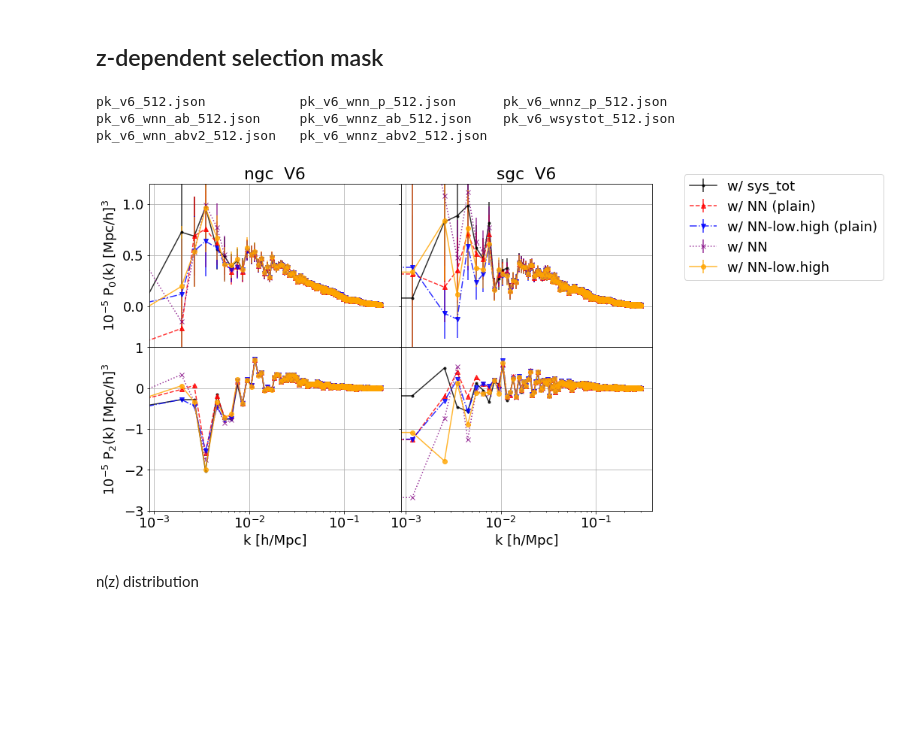
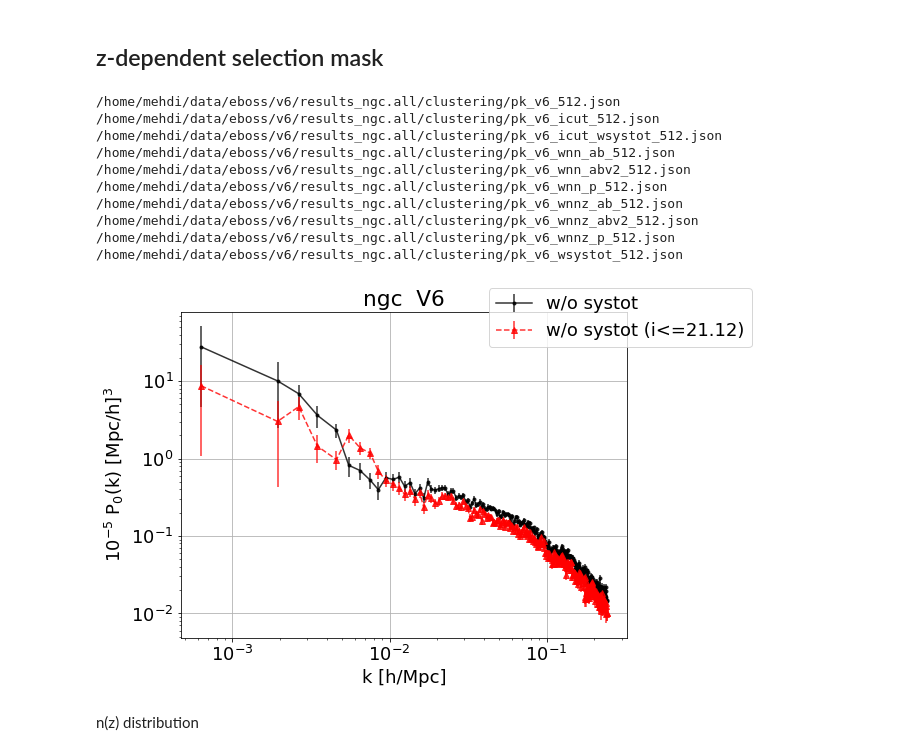
Before and after one commit to mehdirezaie/eboss, a Jupyter notebook: eboss_3D.ipynb, the cells around one changed output. Drawn from its saved outputs; the diff is of its cells as text; code cells hidden in the pictures; blank space fills up the shorter version.

```diff
--- a/eboss_3D.ipynb
+++ b/eboss_3D.ipynb
@@ -8,56 +8,75 @@ import nbodykit.lab as nb
 # %%
 plt.rc('font', size=18)
 # %%
-ls /Volumes/TimeMachine/data/eboss/v6/results_ngc.all/clustering/
+!ls /home/mehdi/data/eboss/v6/results_ngc.all/clustering/pk*
 # %% [output]
-pk_v6_512.json            pk_v6_wnn_p_512.json      pk_v6_wnnz_p_512.json
-pk_v6_wnn_ab_512.json     pk_v6_wnnz_ab_512.json    pk_v6_wsystot_512.json
-pk_v6_wnn_abv2_512.json   pk_v6_wnnz_abv2_512.json
+/home/mehdi/data/eboss/v6/results_ngc.all/clustering/pk_v6_512.json
+/home/mehdi/data/eboss/v6/results_ngc.all/clustering/pk_v6_icut_512.json
+/home/mehdi/data/eboss/v6/results_ngc.all/clustering/pk_v6_icut_wsystot_512.json
+/home/mehdi/data/eboss/v6/results_ngc.all/clustering/pk_v6_wnn_ab_512.json
+/home/mehdi/data/eboss/v6/results_ngc.all/clustering/pk_v6_wnn_abv2_512.json
+/home/mehdi/data/eboss/v6/results_ngc.all/clustering/pk_v6_wnn_p_512.json
+/home/mehdi/data/eboss/v6/results_ngc.all/clustering/pk_v6_wnnz_ab_512.json
+/home/mehdi/data/eboss/v6/results_ngc.all/clustering/pk_v6_wnnz_abv2_512.json
+/home/mehdi/data/eboss/v6/results_ngc.all/clustering/pk_v6_wnnz_p_512.json
+/home/mehdi/data/eboss/v6/results_ngc.all/clustering/pk_v6_wsystot_512.json
 # %%
 c   = ['k', 'r', 'b', 'purple', 'orange']
 ls  = ['-', '--', '-.', ':', '-']
 mk  = ['.', '^', 'v', 'x', 'o']
-fig, ax = plt.subplots(ncols=2, nrows=2, figsize=(12, 8), sharey='row', sharex=True)
+fig, ax = plt.subplots(ncols=1, nrows=1, figsize=(8, 6), sharey='row', sharex=True)
 plt.subplots_adjust(hspace=0., wspace=0)
-ax = ax.flatten()
+#ax = ax.flatten()
+ax = [ax]
 
-for j,cap in enumerate(['ngc', 'sgc']):
-    path = '/Volumes/TimeMachine/data/eboss/v6/results_'+cap+'.all/clustering/'
+for j,cap in enumerate(['ngc']): # 'sgc'
+    path = '/home/mehdi/data/eboss/v6/results_'+cap+'.all/clustering/'
     wsystot      = nb.ConvolvedFFTPower.load(path + 'pk_v6_wsystot_512.json')
-    wsystotnn    = nb.ConvolvedFFTPower.load(path + 'pk_v6_wnn_abv2_512.json')
-    wsystotnnp   = nb.ConvolvedFFTPower.load(path + 'pk_v6_wnn_p_512.json')
-    #wosystot     = nb.ConvolvedFFTPower.load(path + 'pk_v6_512.json')
-    wsystotnnz   = nb.ConvolvedFFTPower.load(path + 'pk_v6_wnnz_p_512.json')
-    wsystotnnz2   = nb.ConvolvedFFTPower.load(path + 'pk_v6_wnnz_abv2_512.json')
+    #wsystotnn    = nb.ConvolvedFFTPower.load(path + 'pk_v6_wnn_abv2_512.json')
+    #wsystotnnp   = nb.ConvolvedFFTPower.load(path + 'pk_v6_wnn_p_512.json')
+    wosystot     = nb.ConvolvedFFTPower.load(path + 'pk_v6_512.json')
+    #wsystotnnz   = nb.ConvolvedFFTPower.load(path + 'pk_v6_wnnz_p_512.json')
+    #wsystotnnz2   = nb.ConvolvedFFTPower.load(path + 'pk_v6_wnnz_abv2_512.json')
+    wsystoticut = nb.ConvolvedFFTPower.load(path + 'pk_v6_icut_wsystot_512.json')
+    wosystoticut=nb.ConvolvedFFTPower.load(path + 'pk_v6_icut_512.json')
     #pks = [wsystot, wsystotnnp, wsystotnnz, wsystotnnz2, wsystotnn]
     #ttl = ['w/ sys_tot', 'w/ NN', 'w/ NN-low.high', 'w/ NN-low.high w ab', 'w/ NN w ab']
-    pks = [wsystot,  wsystotnnp, wsystotnnz, wsystotnn, wsystotnnz2]
-    ttl = ['w/ sys_tot', 'w/ NN (plain)', 'w/ NN-low.high (plain)', 'w/ NN', 'w/ NN-low.high' ]
+    #pks = [wsystot,  wsystotnnp, wsystotnnz, wsystotnn, wsystotnnz2]
+    #ttl = ['w/ sys_tot', 'w/ NN (plain)', 'w/ NN-low.high (plain)', 'w/ NN', 'w/ NN-low.high' ]
+    pks = [wosystot , wosystoticut]
+    ttl = ['w/o systot', 'w/o systot (i<=21.12)']
+
 
     for i,data in enumerate(pks):
         err = 1.e-5*data.poles['power_0'].real/(0.5*data.poles['modes'])**0.5
         ax[j].errorbar(data.poles['k'], 1.e-5*(data.poles['power_0'].real-data.attrs['shotnoise']), yerr=err,
                    label=ttl[i], ls=ls[i], c=c[i], marker=mk[i], alpha=0.8)
         #ax[j].plot(data.poles['k'], 1.e-5*(data.poles['power_0'].real-data.attrs['shotnoise']),
         #          label=ttl[i], ls=ls[i], c=c[i], marker=mk[i], alpha=0.8)
-    for i,data in enumerate(pks):
-        ax[2+j].errorbar(data.poles['k'], 1.e-5*data.poles['power_2'].real,
-                    label=ttl[i], ls=ls[i], c=c[i], marker=mk[i], alpha=0.8)
+    #for i,data in enumerate(pks):
+    #    ax[2+j].errorbar(data.poles['k'], 1.e-5*data.poles['power_2'].real,
+    #                label=ttl[i], ls=ls[i], c=c[i], marker=mk[i], alpha=0.8)
     # j = 0, 1
     ax[j].set_xscale('log')
-    ax[j].set_ylim(-.4, 1.2)
-    ax[2+j].set_ylim(-3, 1)
-    ax[2+j].set_xlabel(r'k [h/Mpc]')
+    ax[j].set_yscale('log')
+    ax[j].set_xlabel(r'k [h/Mpc]')
+    #ax[j].set_ylim(-.4, 1.2)
+    #ax[2+j].set_ylim(-3, 1)
+    #ax[2+j].set_xlabel(r'k [h/Mpc]')
     ax[j].set_title(cap + '  V6')
     if j==0:
         ax[j].set_ylabel(r'10$^{-5}$ P$_{0}$(k) [Mpc/h]$^{3}$')
-        ax[2+j].set_ylabel(r'10$^{-5}$ P$_{2}$(k) [Mpc/h]$^{3}$')
-    if j == 1:ax[j].legend(bbox_to_anchor=(1.1, 1.1))
+        #ax[2+j].set_ylabel(r'10$^{-5}$ P$_{2}$(k) [Mpc/h]$^{3}$')
+    #if j == 1:ax[j].legend(bbox_to_anchor=(1.1, 1.1))
+    ax[0].legend(bbox_to_anchor=(1.3, 1.1))
+#fig.delaxes(ax[1])
+#fig.delaxes(ax[3])
+
 for a in ax:a.grid()
 fig.align_labels()
-plt.savefig('P0_P2.pdf', bbox_inches='tight')
+#plt.savefig('P0_P2.pdf', bbox_inches='tight')
 # %% [output]
-[figure, old version]
+[figure, new version]
 # %% [markdown]
 n(z) distribution
 # %%
```
Also changed, not shown: 3 other files.
